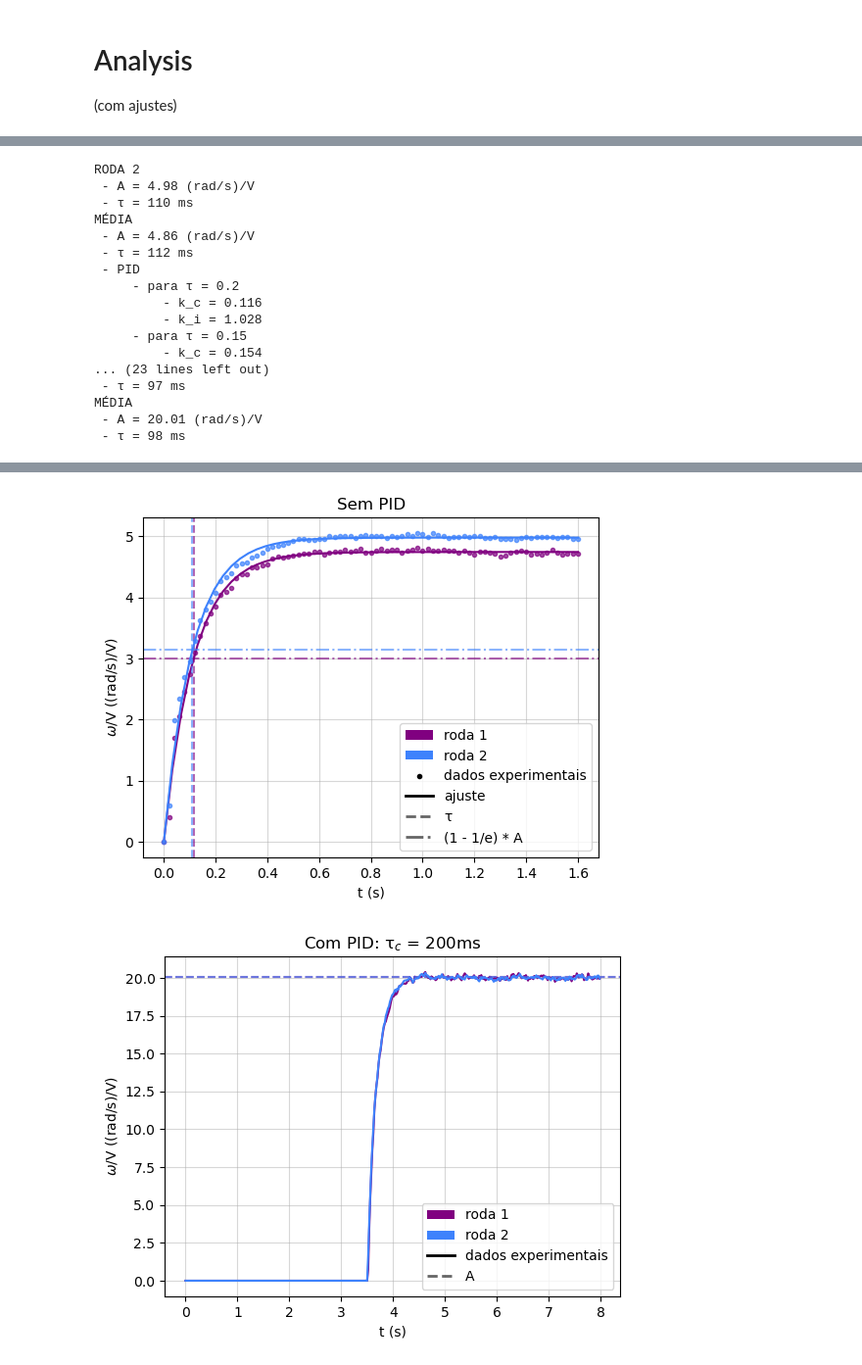
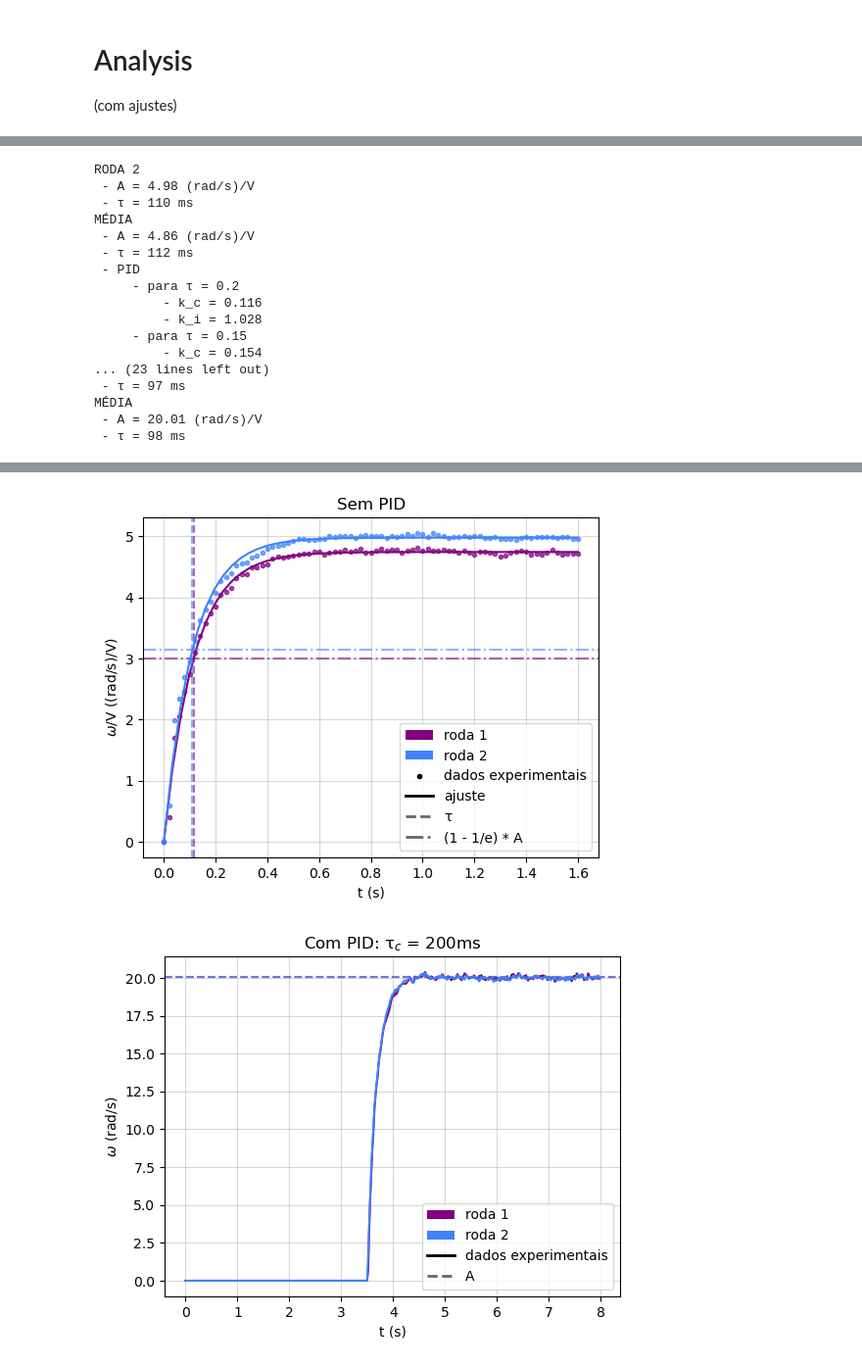
Before and after one commit to sergisousa/Robotica2026, a Jupyter notebook: Cálculo PID/PID.ipynb, the cells around one changed output, grey strips where cells are left out. Shown at 98% size. Drawn from its saved outputs; the diff is of its cells as text; code cells hidden in the pictures.

```diff
--- a/Cálculo PID/PID.ipynb
+++ b/Cálculo PID/PID.ipynb
@@ -98,6 +98,7 @@ for i, key in enumerate(data):
     if PID_bol[i] == 0:
         ax_og.set_ylabel(r'$\omega$/V ((rad/s)/V)')
     else:
+        ax_og.set_ylabel(r'$\omega$ (rad/s)')
 
     motor_lines = [
         Patch(facecolor = plot_colors[k], edgecolor = 'none') for k in range(len(ws))
@@ -117,7 +118,10 @@ for i, key in enumerate(data):
     ax_f.grid(grid_color, alpha = 0.5)
     ax_f.set_title(key)
     ax_f.set_xlabel('t (s)')
-    ax_f.set_ylabel(r'$\omega$/V ((rad/s)/V)')
+    if PID_bol[i] == 0:
+        ax_f.set_ylabel(r'$\omega$/V ((rad/s)/V)')
+    else:
+        ax_f.set_ylabel(r'$\omega$ (rad/s)')
     motor_lines = [
         Patch(facecolor = plot_colors[k], edgecolor = 'none') for k in range(len(ws))
     ]
@@ -171,31 +175,31 @@ for i, key in enumerate(data):
             print(f"         - k_c = {kc:.3f}")
 
             ki = kc/tau
             print(f"         - k_i = {ki:.3f}")
 
     print('\n\n')
 # %% [output]
 Sem PID
 RODA 1
  - A = 4.74 (rad/s)/V
  - τ = 115 ms
 RODA 2
  - A = 4.98 (rad/s)/V
  - τ = 110 ms
 MÉDIA
  - A = 4.86 (rad/s)/V
  - τ = 112 ms
  - PID
      - para τ = 0.2
          - k_c = 0.116
          - k_i = 1.028
      - para τ = 0.15
          - k_c = 0.154
 ... (23 lines left out)
  - τ = 97 ms
 MÉDIA
  - A = 20.01 (rad/s)/V
  - τ = 98 ms
 [figure]
 [figure]
-[figure, old version]
+[figure, new version]
```
Also changed, not shown: parts of 1 cell of this notebook.
